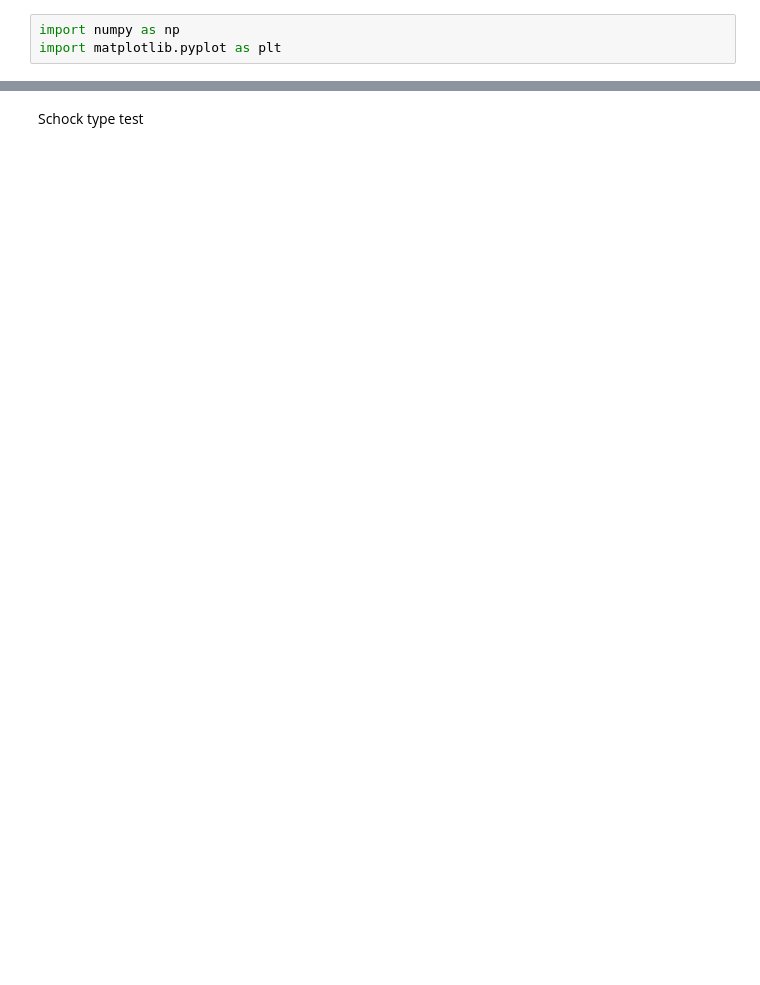
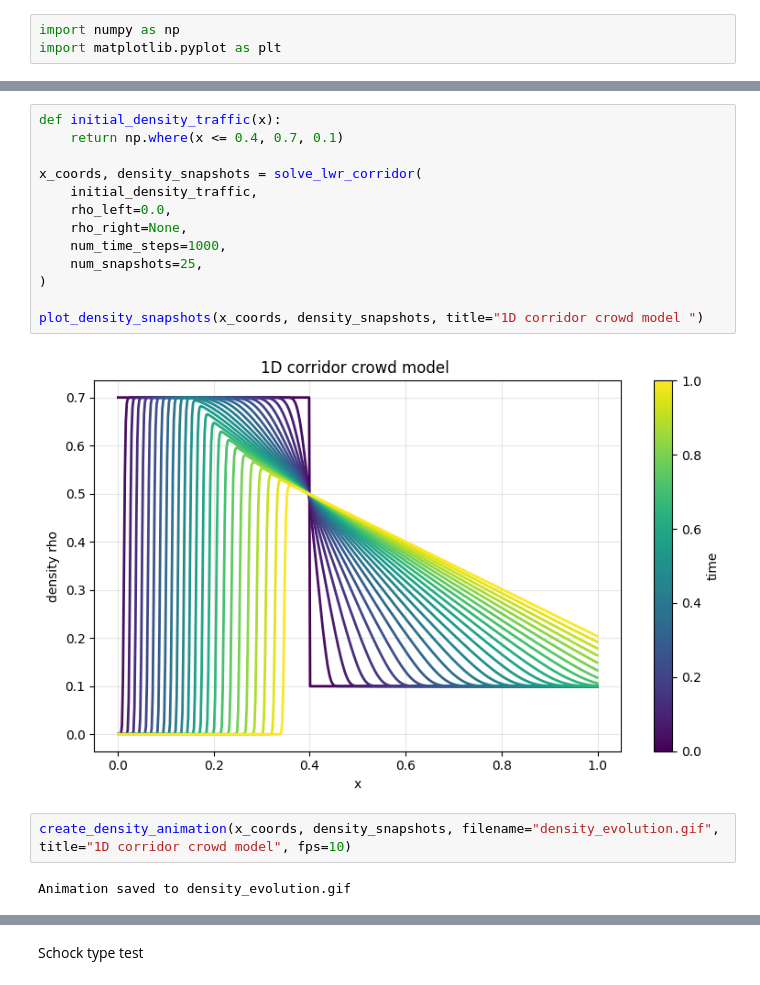
Before and after one commit to margheritabonan/Crowd-Modelling, a Jupyter notebook: crowd_modelling.ipynb, the cells around one changed output, grey strips where cells are left out. Cells and saved outputs as stored; diff of their text form; blank space fills up the shorter version.

```diff
--- a/crowd_modelling.ipynb
+++ b/crowd_modelling.ipynb
@@ -96,0 +161,19 @@ plt.show()
+# %%
+def initial_density_traffic(x):
+    return np.where(x <= 0.4, 0.7, 0.1)
+
+x_coords, density_snapshots = solve_lwr_corridor(
+    initial_density_traffic,
+    rho_left=0.0,
+    rho_right=None,
+    num_time_steps=1000,
+    num_snapshots=25,
+)
+
+plot_density_snapshots(x_coords, density_snapshots, title="1D corridor crowd model ")
+# %% [output]
+[figure, added]
+# %%
+create_density_animation(x_coords, density_snapshots, filename="density_evolution.gif", title="1D corridor crowd model", fps=10)
+# %% [output]
+Animation saved to density_evolution.gif
```
Also changed, not shown: parts of 9 cells of this notebook.
